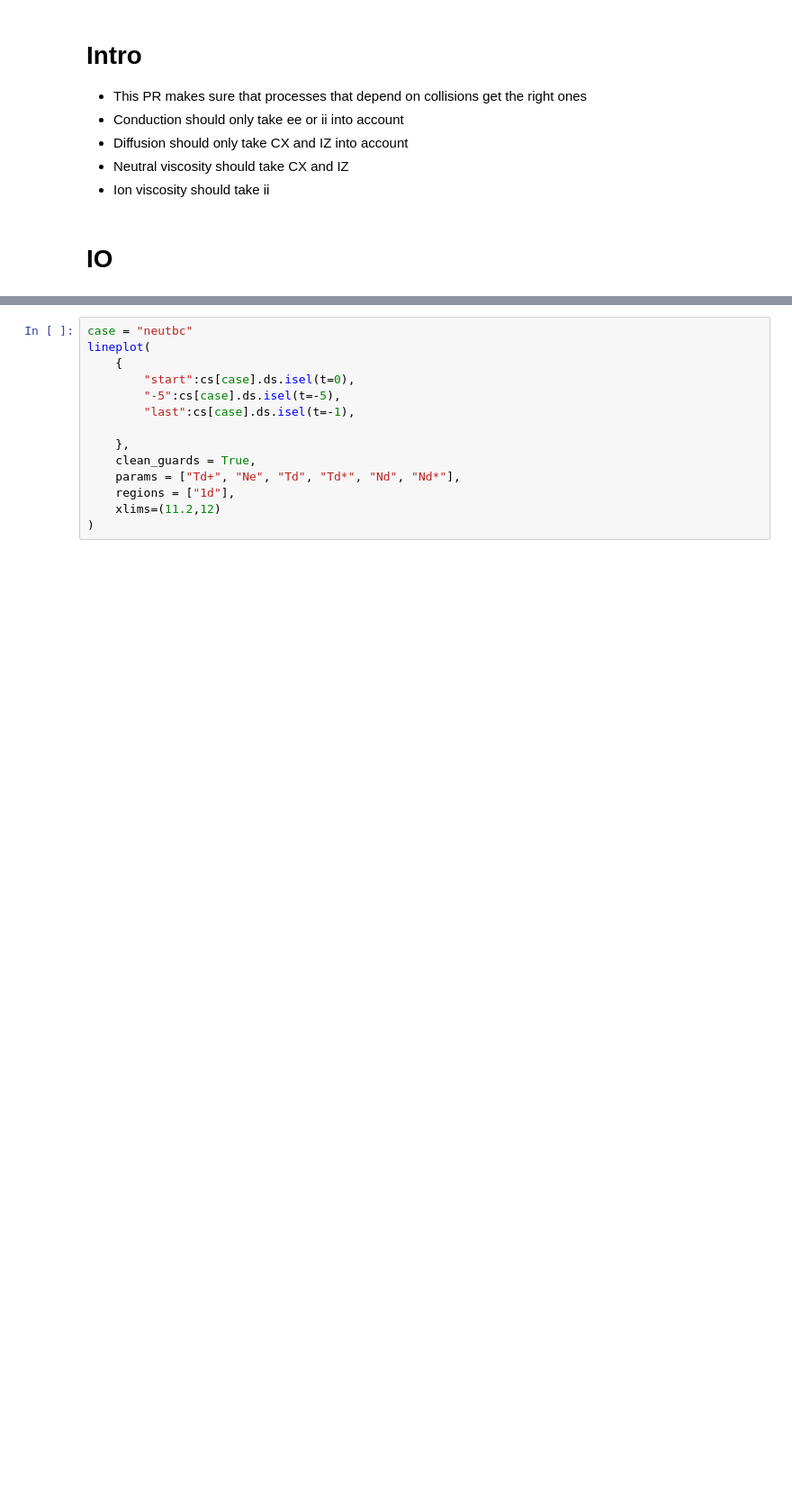
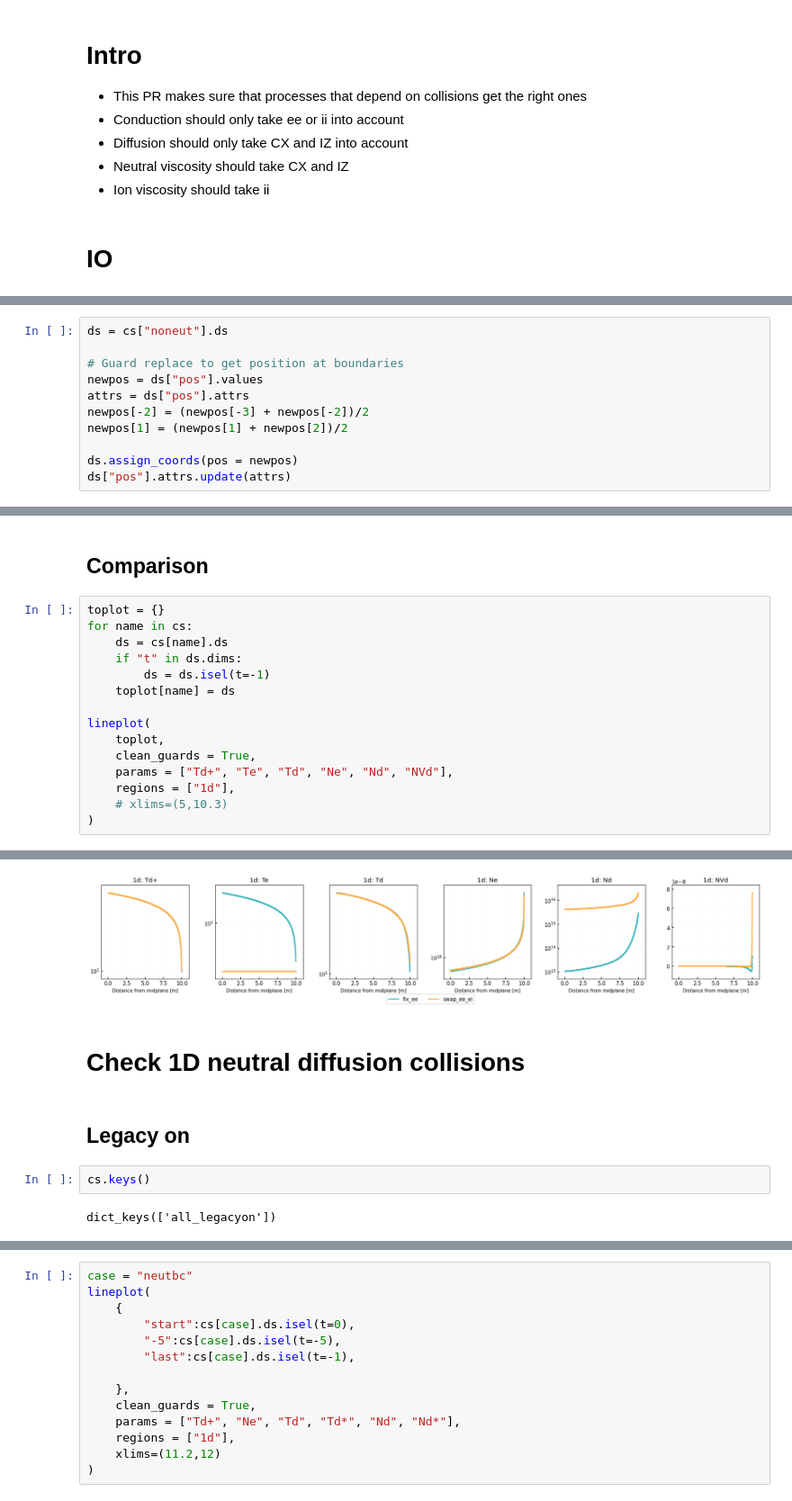
Before and after one commit to mikekryjak/notebooks, a Jupyter notebook: 131/131-2023-12-13 - selective_collisions dev.ipynb, the cells around one changed output, grey strips where cells are left out. Shown at 90% size. Cells and saved outputs as stored; diff of their text form; blank space fills up the shorter version.

```diff
--- a/131/131-2023-12-13 - selective_collisions dev.ipynb
+++ b/131/131-2023-12-13 - selective_collisions dev.ipynb
@@ -91,0 +174,11 @@ ds["Kdd+_cx"].attrs
+# %%
+ds = cs["noneut"].ds
+
+# Guard replace to get position at boundaries
+newpos = ds["pos"].values
+attrs = ds["pos"].attrs
+newpos[-2] = (newpos[-3] + newpos[-2])/2
+newpos[1] = (newpos[1] + newpos[2])/2
+
+ds.assign_coords(pos = newpos)
+ds["pos"].attrs.update(attrs)
@@ -91,0 +189,18 @@ ds["Kdd+_cx"].attrs
+# %% [markdown]
+## Comparison
+# %%
+toplot = {}
+for name in cs:
+    ds = cs[name].ds
+    if "t" in ds.dims:
+        ds = ds.isel(t=-1)
+    toplot[name] = ds
+
+lineplot(
+    toplot,
+    clean_guards = True,
+    params = ["Td+", "Te", "Td", "Ne", "Nd", "NVd"],
+    regions = ["1d"],
+    # xlims=(5,10.3)
+)
+# %% [output]
@@ -91,0 +209,9 @@ ds["Kdd+_cx"].attrs
+[figure, added]
+# %% [markdown]
+# Check 1D neutral diffusion collisions
+# %% [markdown]
+## Legacy on
+# %%
+cs.keys()
+# %% [output]
+dict_keys(['all_legacyon'])
```
Also changed, not shown: parts of 65 cells of this notebook, 24 other files.
